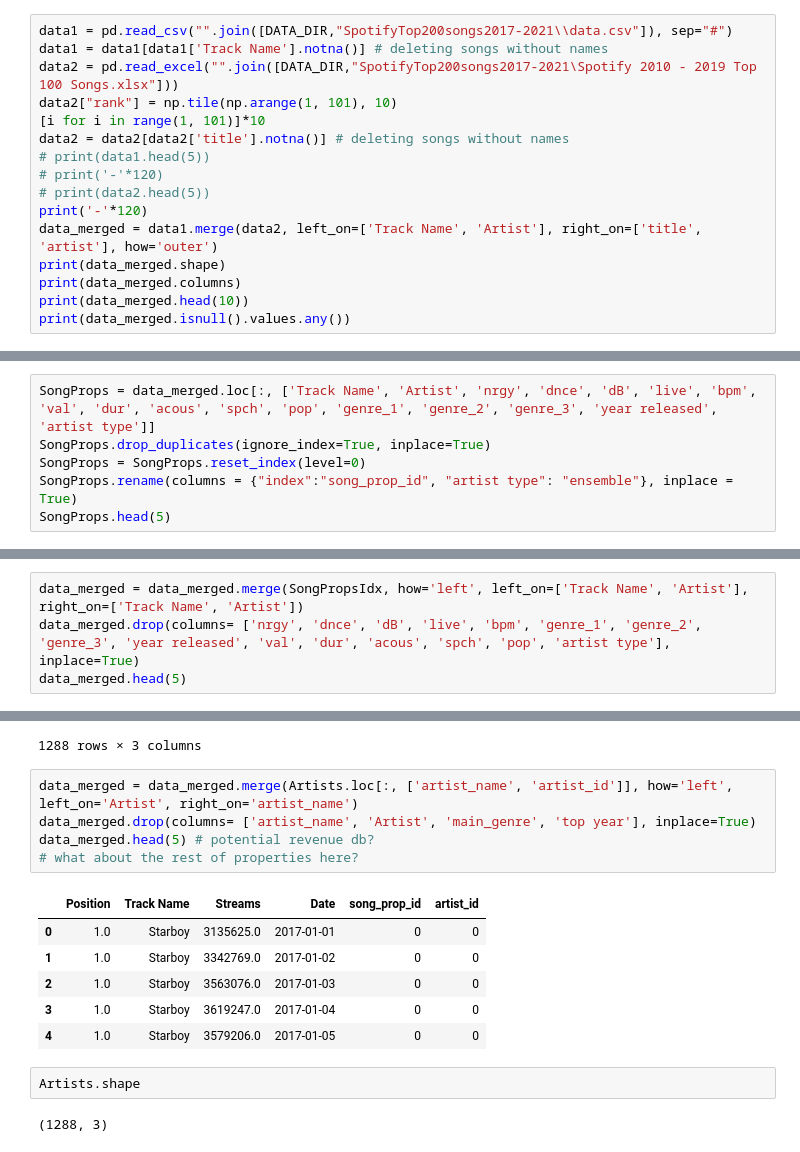
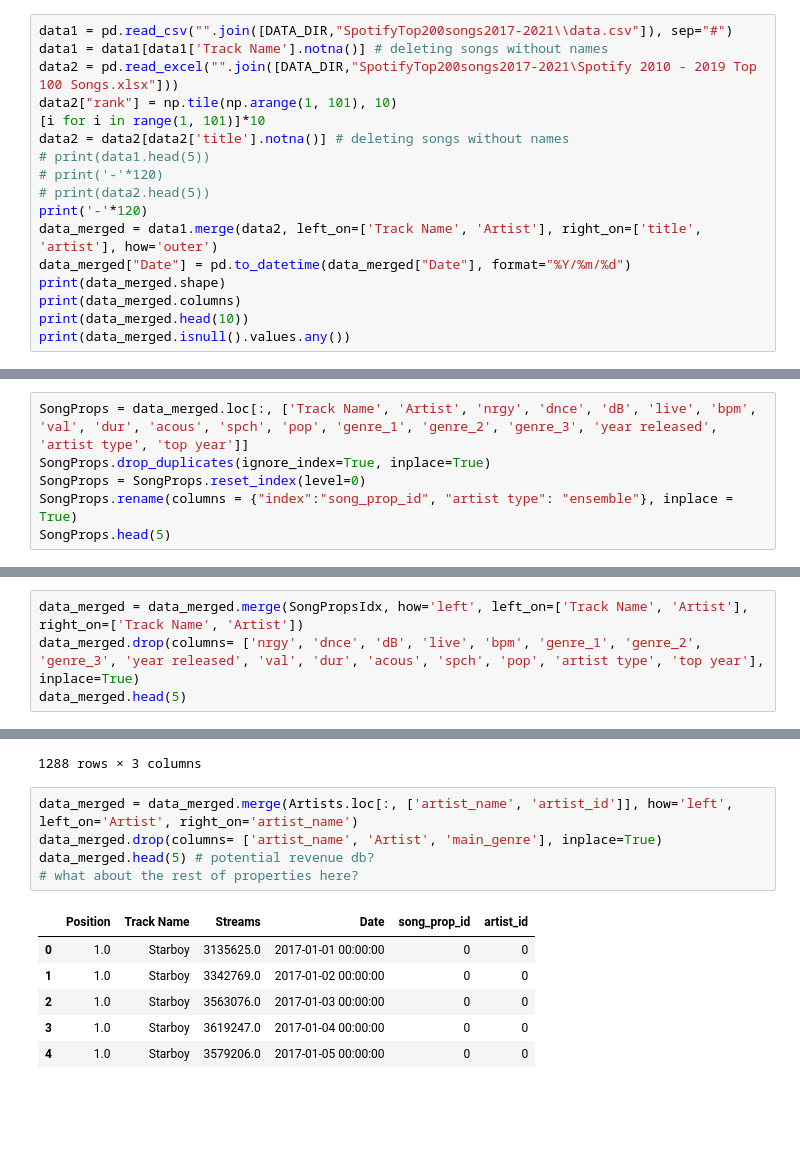
Before and after one commit to ArturOle/SpotifyAnalysis, a Jupyter notebook: analysis.ipynb, the cells around one changed output, grey strips where cells are left out. Cells and saved outputs as stored; diff of their text form; blank space fills up the shorter version.

```diff
--- a/analysis.ipynb
+++ b/analysis.ipynb
@@ -18,6 +18,7 @@ data2 = data2[data2['title'].notna()] # deleting songs without names
 # print(data2.head(5))
 print('-'*120)
 data_merged = data1.merge(data2, left_on=['Track Name', 'Artist'], right_on=['title', 'artist'], how='outer')
+data_merged["Date"] = pd.to_datetime(data_merged["Date"], format="%Y/%m/%d")
 print(data_merged.shape)
 print(data_merged.columns)
 print(data_merged.head(10))
@@ -211,7 +210,7 @@ best_genre.head(5)
 # %% [markdown]
 #### SongProps pd df creation
 # %%
-SongProps = data_merged.loc[:, ['Track Name', 'Artist', 'nrgy', 'dnce', 'dB', 'live', 'bpm', 'val', 'dur', 'acous', 'spch', 'pop', 'genre_1', 'genre_2', 'genre_3', 'year released', 'artist type']]
+SongProps = data_merged.loc[:, ['Track Name', 'Artist', 'nrgy', 'dnce', 'dB', 'live', 'bpm', 'val', 'dur', 'acous', 'spch', 'pop', 'genre_1', 'genre_2', 'genre_3', 'year released', 'artist type', 'top year']]
 SongProps.drop_duplicates(ignore_index=True, inplace=True)
 SongProps = SongProps.reset_index(level=0)
 SongProps.rename(columns = {"index":"song_prop_id", "artist type": "ensemble"}, inplace = True)
@@ -236,7 +235,7 @@ SongProps.head(5)
 | 4 | 4 | NaN | NaN | NaN | NaN | NaN | NaN | NaN | NaN | NaN | ... |
 # %%
 data_merged = data_merged.merge(SongPropsIdx, how='left', left_on=['Track Name', 'Artist'], right_on=['Track Name', 'Artist'])
-data_merged.drop(columns= ['nrgy', 'dnce', 'dB', 'live', 'bpm', 'genre_1', 'genre_2', 'genre_3', 'year released', 'val', 'dur', 'acous', 'spch', 'pop', 'artist type'], inplace=True)
+data_merged.drop(columns= ['nrgy', 'dnce', 'dB', 'live', 'bpm', 'genre_1', 'genre_2', 'genre_3', 'year released', 'val', 'dur', 'acous', 'spch', 'pop', 'artist type', 'top year'], inplace=True)
 data_merged.head(5)
 # %% [output]
 |  | Position | Track Name | Artist | Streams | Date | top year | song_prop_id |
@@ -269,17 +268,13 @@ Artists
 1288 rows × 3 columns
 # %%
 data_merged = data_merged.merge(Artists.loc[:, ['artist_name', 'artist_id']], how='left', left_on='Artist', right_on='artist_name')
-data_merged.drop(columns= ['artist_name', 'Artist', 'main_genre', 'top year'], inplace=True)
+data_merged.drop(columns= ['artist_name', 'Artist', 'main_genre'], inplace=True)
 data_merged.head(5) # potential revenue db?
 # what about the rest of properties here?
 # %% [output]
 |  | Position | Track Name | Streams | Date | song_prop_id | artist_id |
-| 0 | 1.0 | Starboy | 3135625.0 | 2017-01-01 | 0 | 0 |
-| 1 | 1.0 | Starboy | 3342769.0 | 2017-01-02 | 0 | 0 |
-| 2 | 1.0 | Starboy | 3563076.0 | 2017-01-03 | 0 | 0 |
-| 3 | 1.0 | Starboy | 3619247.0 | 2017-01-04 | 0 | 0 |
-| 4 | 1.0 | Starboy | 3579206.0 | 2017-01-05 | 0 | 0 |
+| 0 | 1.0 | Starboy | 3135625.0 | 2017-01-01 00:00:00 | 0 | 0 |
+| 1 | 1.0 | Starboy | 3342769.0 | 2017-01-02 00:00:00 | 0 | 0 |
+| 2 | 1.0 | Starboy | 3563076.0 | 2017-01-03 00:00:00 | 0 | 0 |
+| 3 | 1.0 | Starboy | 3619247.0 | 2017-01-04 00:00:00 | 0 | 0 |
+| 4 | 1.0 | Starboy | 3579206.0 | 2017-01-05 00:00:00 | 0 | 0 |
-# %%
-Artists.shape
-# %% [output]
-(1288, 3)
```
Also changed, not shown: parts of 8 cells of this notebook.
